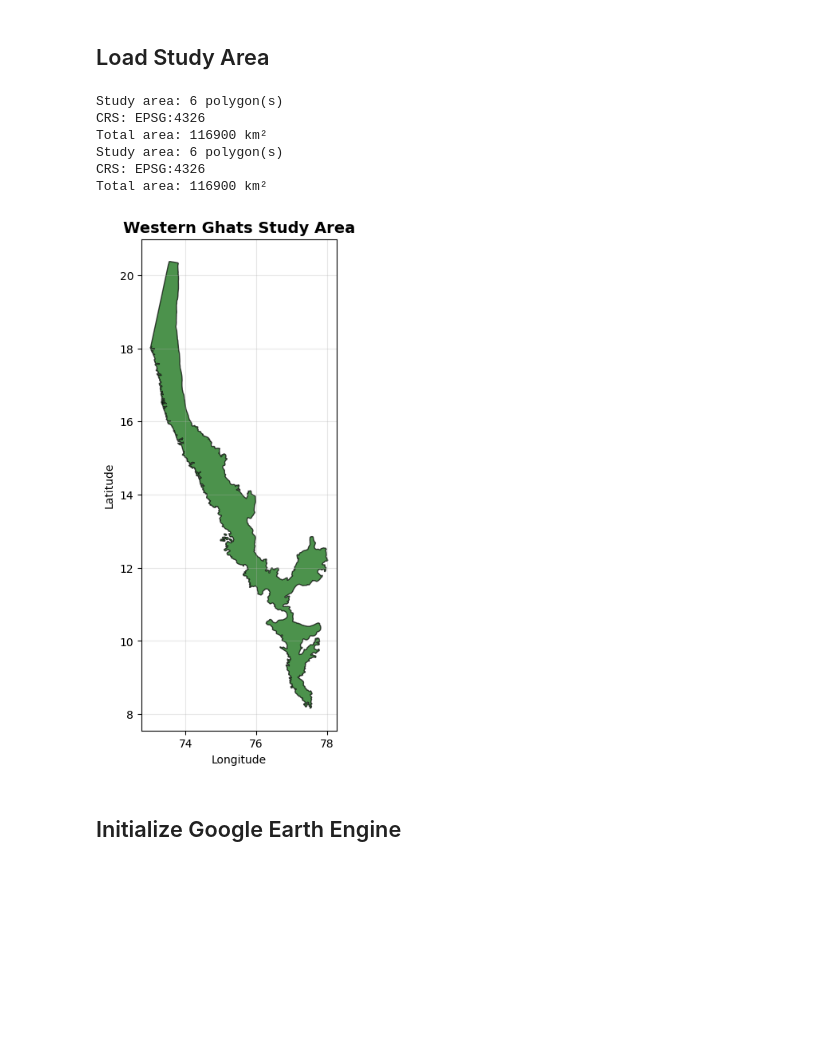
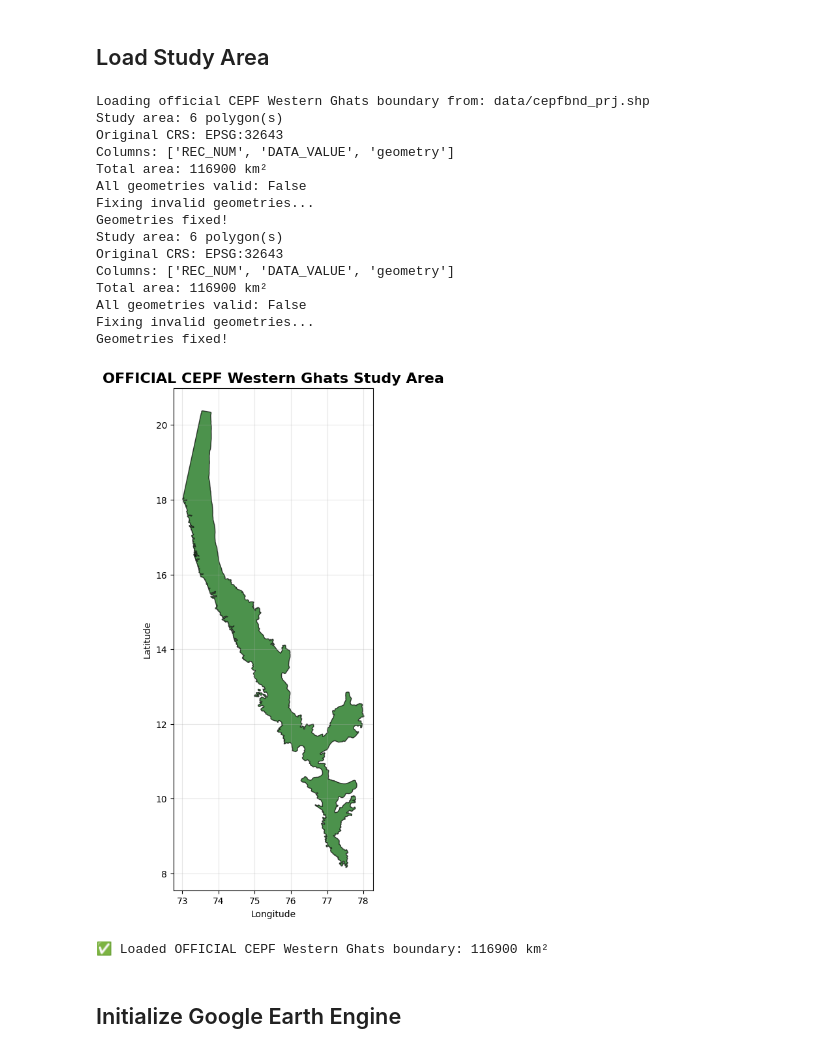
Before and after one commit to tkkr6895/Ghaty, a Jupyter notebook: western_ghats_analysis_clean.ipynb, the cells around one changed output. Cells and saved outputs as stored; diff of their text form; code cells hidden in the pictures; blank space fills up the shorter version.

```diff
--- a/western_ghats_analysis_clean.ipynb
+++ b/western_ghats_analysis_clean.ipynb
@@ -41,35 +2352,60 @@ Analysis date: 2025-09-16 12:35:16
 # %% [markdown]
 ## Load Study Area
 # %%
-# Load Western Ghats boundary shapefile
-shapefile_path = "data/western_ghats_boundary.shp"
+# Load OFFICIAL CEPF Western Ghats boundary shapefile
+shapefile_path = "data/cepfbnd_prj.shp"
+print(f"Loading official CEPF Western Ghats boundary from: {shapefile_path}")
+
 western_ghats = gpd.read_file(shapefile_path)
 
 # Convert to WGS84 for Earth Engine
 western_ghats_wgs84 = western_ghats.to_crs('EPSG:4326')
 
-# Display basic information
+# Display comprehensive information about the official boundary
 print(f"Study area: {western_ghats.shape[0]} polygon(s)")
-print(f"CRS: {western_ghats.crs}")
+print(f"Original CRS: {western_ghats.crs}")
+print(f"Columns: {list(western_ghats.columns)}")
 area_km2 = western_ghats.to_crs('EPSG:3857').area.sum() / 1e6
 print(f"Total area: {area_km2:.0f} km²")
 
+# Check geometry validity
+valid_geoms = western_ghats.is_valid.all()
+print(f"All geometries valid: {valid_geoms}")
+
+if not valid_geoms:
+    print("Fixing invalid geometries...")
+    western_ghats['geometry'] = western_ghats.geometry.buffer(0)
+    western_ghats_wgs84 = western_ghats.to_crs('EPSG:4326')
+    print("Geometries fixed!")
+
 # Visualize study area
-fig, ax = plt.subplots(1, 1, figsize=(10, 8))
+fig, ax = plt.subplots(1, 1, figsize=(12, 10))
 western_ghats_wgs84.plot(ax=ax, color='darkgreen', alpha=0.7, edgecolor='black')
-ax.set_title('Western Ghats Study Area', fontsize=14, fontweight='bold')
+ax.set_title('OFFICIAL CEPF Western Ghats Study Area', fontsize=16, fontweight='bold')
 ax.set_xlabel('Longitude')
 ax.set_ylabel('Latitude')
 ax.grid(True, alpha=0.3)
 plt.show()
+
+print(f"\n✅ Loaded OFFICIAL CEPF Western Ghats boundary: {area_km2:.0f} km²")
 # %% [output]
+Loading official CEPF Western Ghats boundary from: data/cepfbnd_prj.shp
 Study area: 6 polygon(s)
-CRS: EPSG:4326
+Original CRS: EPSG:32643
+Columns: ['REC_NUM', 'DATA_VALUE', 'geometry']
 Total area: 116900 km²
+All geometries valid: False
+Fixing invalid geometries...
+Geometries fixed!
 Study area: 6 polygon(s)
-CRS: EPSG:4326
+Original CRS: EPSG:32643
+Columns: ['REC_NUM', 'DATA_VALUE', 'geometry']
 Total area: 116900 km²
+All geometries valid: False
+Fixing invalid geometries...
+Geometries fixed!
-[figure, old version]
+[figure, new version]
+✅ Loaded OFFICIAL CEPF Western Ghats boundary: 116900 km²
 # %% [markdown]
 ## Initialize Google Earth Engine
 # %%
```
Also changed, not shown: parts of 28 cells of this notebook, 31 other files.
